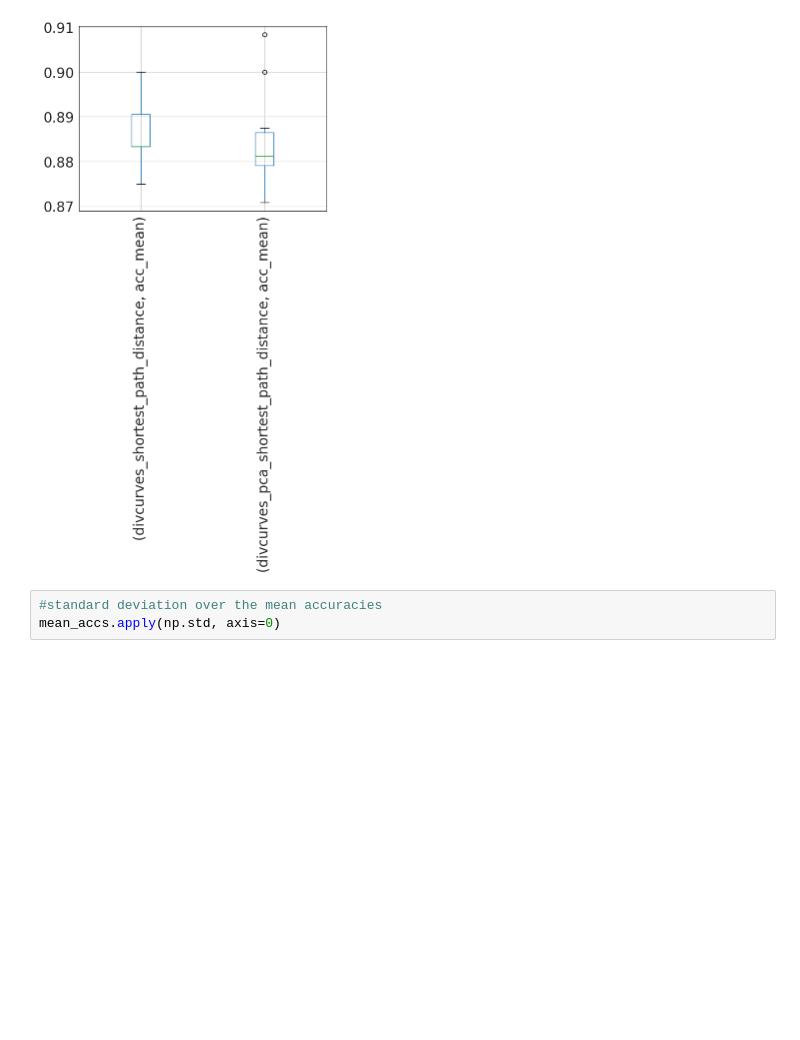
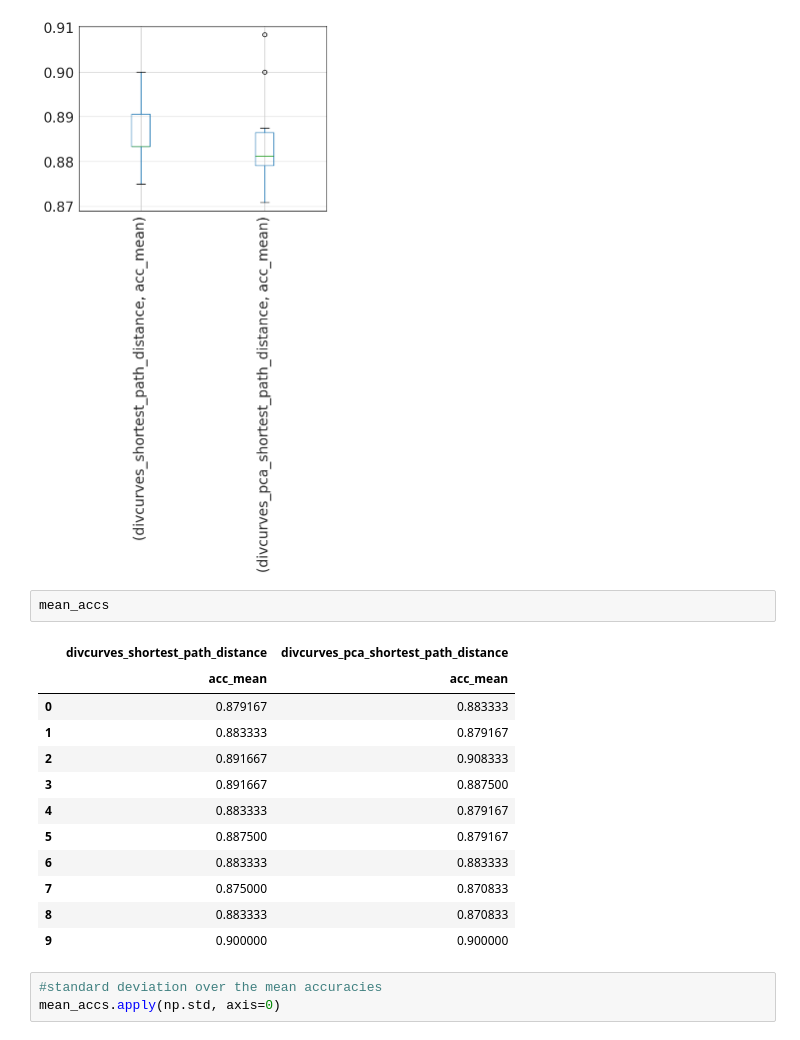
Before and after one commit to aidos-lab/diversity_curves, a Jupyter notebook: simulations/ablation_distributions/seed_stability.ipynb, the cells around one changed output. Drawn from its saved outputs; the diff is of its cells as text; blank space fills up the shorter version.

```diff
--- a/simulations/ablation_distributions/seed_stability.ipynb
+++ b/simulations/ablation_distributions/seed_stability.ipynb
@@ -619,6 +619,21 @@ plt.xticks(rotation=90)
 plt.show()
 # %% [output]
 [figure]
+# %%
+mean_accs
+# %% [output]
+|  | divcurves_shortest_path_distance | divcurves_pca_shortest_path_distance |
+|  | acc_mean | acc_mean |
+| 0 | 0.879167 | 0.883333 |
+| 1 | 0.883333 | 0.879167 |
+| 2 | 0.891667 | 0.908333 |
+| 3 | 0.891667 | 0.887500 |
+| 4 | 0.883333 | 0.879167 |
+| 5 | 0.887500 | 0.879167 |
+| 6 | 0.883333 | 0.883333 |
+| 7 | 0.875000 | 0.870833 |
+| 8 | 0.883333 | 0.870833 |
+| 9 | 0.900000 | 0.900000 |
 # %%
 #standard deviation over the mean accuracies
 mean_accs.apply(np.std, axis=0)
```
Also changed, not shown: parts of 7 cells of this notebook.
